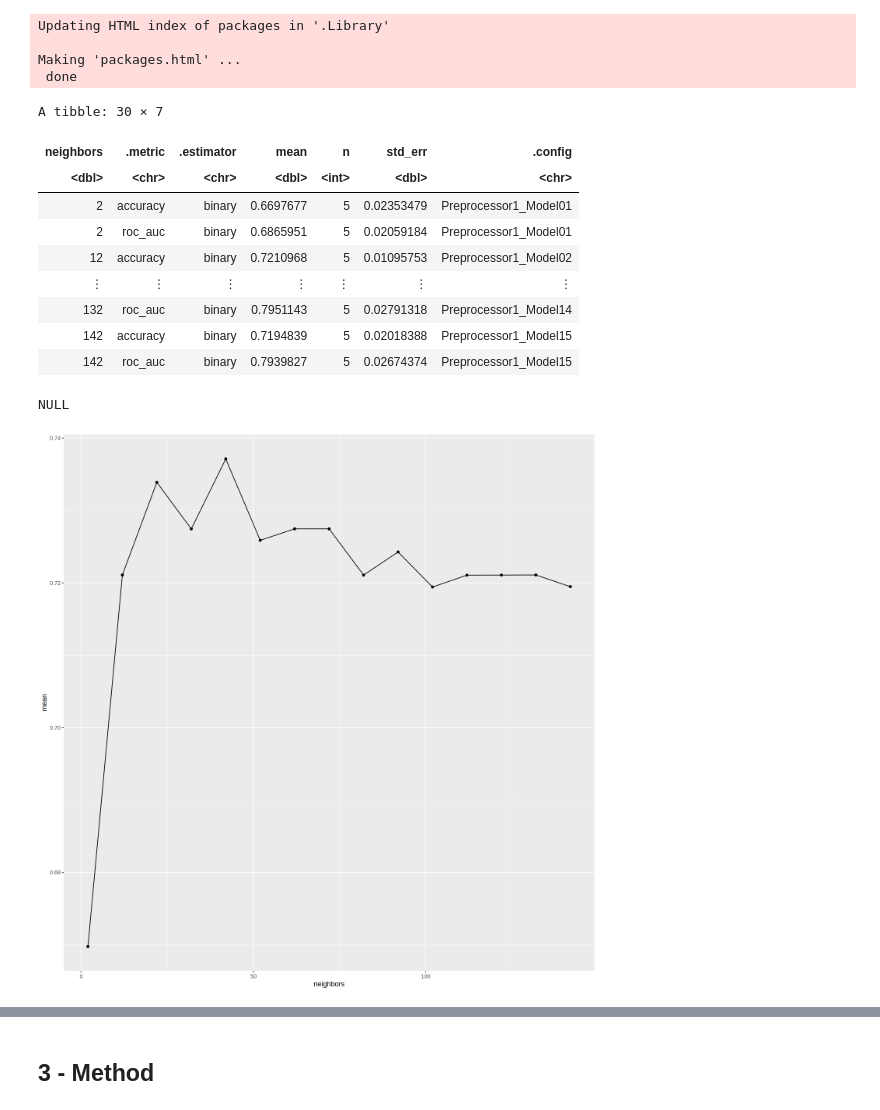
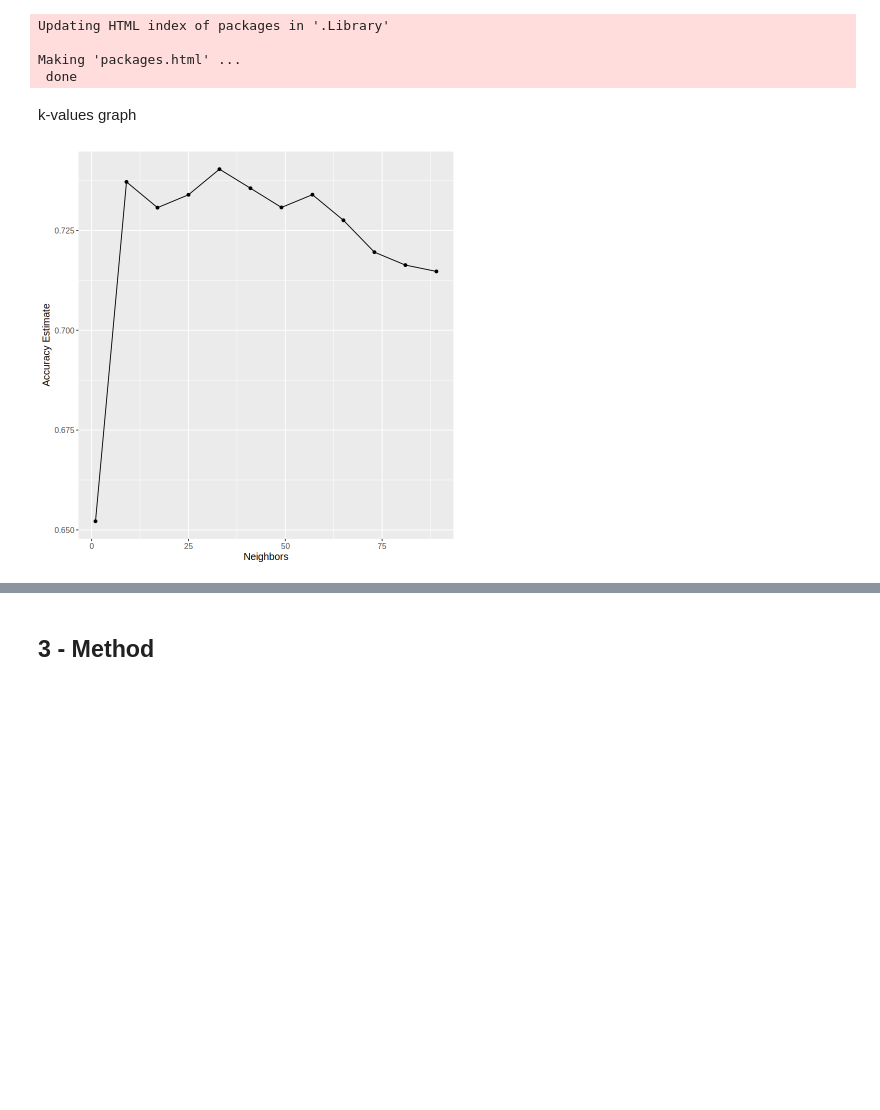
Before and after one commit to MAmouzouvi/Heart-disease-predictor, a Jupyter notebook: project_report.ipynb, the cells around one changed output, grey strips where cells are left out. Cells and saved outputs as stored; diff of their text form; code cells hidden in the pictures; blank space fills up the shorter version.

```diff
--- a/project_report.ipynb
+++ b/project_report.ipynb
@@ -286,47 +292,44 @@ Updating HTML index of packages in '.Library'
 
 Making 'packages.html' ...
  done
+# %% [markdown]
+k-values graph
 # %%
+set.seed(3456)
 # Test the testing sets with the workflow we have.
 
 # Create the spec for heart disease following the classification method
 heart_disease_spec <- nearest_neighbor(weight_func = "rectangular", neighbors = tune()) |>
     set_engine("kknn") |>
     set_mode("classification")
 
-k_vfold <- vfold_cv(heart_disease_train_scaled, v = 5, strata = presence)
+k_vfold <- vfold_cv(new_heart_disease_train_scaled, v = 5, strata = presence)
 
-k_vals <- tibble(neighbors = seq(from = 2, to = 150, by = 10))
+
+
+
+k_vals <- tibble(neighbors = seq(from = 1, to = 90, by = 8))
 
 knn_fit <- workflow() |>
-    add_recipe(heart_disease_recipe) |>
+    add_recipe(new_heart_disease_recipe) |>
     add_model(heart_disease_spec) |>
     tune_grid(resamples = k_vfold, grid = k_vals) |>
     collect_metrics()
 
-knn_fit
+
+
+
 accuracies <- knn_fit |>
     filter(.metric == "accuracy")
 
 cross_val_plot <- accuracies |>
     ggplot(aes(x = neighbors, y = mean)) +
     geom_point() +
-    geom_line()
+    geom_line() +
     labs(x = "Neighbors", y = "Accuracy Estimate") +
     theme(text = element_text(size = 12))
 
 # This code print out the graph for showing K-nearest Neighbor Mean Distribution
 cross_val_plot
 # %% [output]
-A tibble: 30 × 7
-| neighbors | .metric | .estimator | mean | n | std_err | .config |
-| <dbl> | <chr> | <chr> | <dbl> | <int> | <dbl> | <chr> |
-| 2 | accuracy | binary | 0.6697677 | 5 | 0.02353479 | Preprocessor1_Model01 |
-| 2 | roc_auc | binary | 0.6865951 | 5 | 0.02059184 | Preprocessor1_Model01 |
-| 12 | accuracy | binary | 0.7210968 | 5 | 0.01095753 | Preprocessor1_Model02 |
-| ⋮ | ⋮ | ⋮ | ⋮ | ⋮ | ⋮ | ⋮ |
-| 132 | roc_auc | binary | 0.7951143 | 5 | 0.02791318 | Preprocessor1_Model14 |
-| 142 | accuracy | binary | 0.7194839 | 5 | 0.02018388 | Preprocessor1_Model15 |
-| 142 | roc_auc | binary | 0.7939827 | 5 | 0.02674374 | Preprocessor1_Model15 |
-NULL
-[figure, old version]
+[figure, new version]
```
Also changed, not shown: parts of 12 cells of this notebook.
